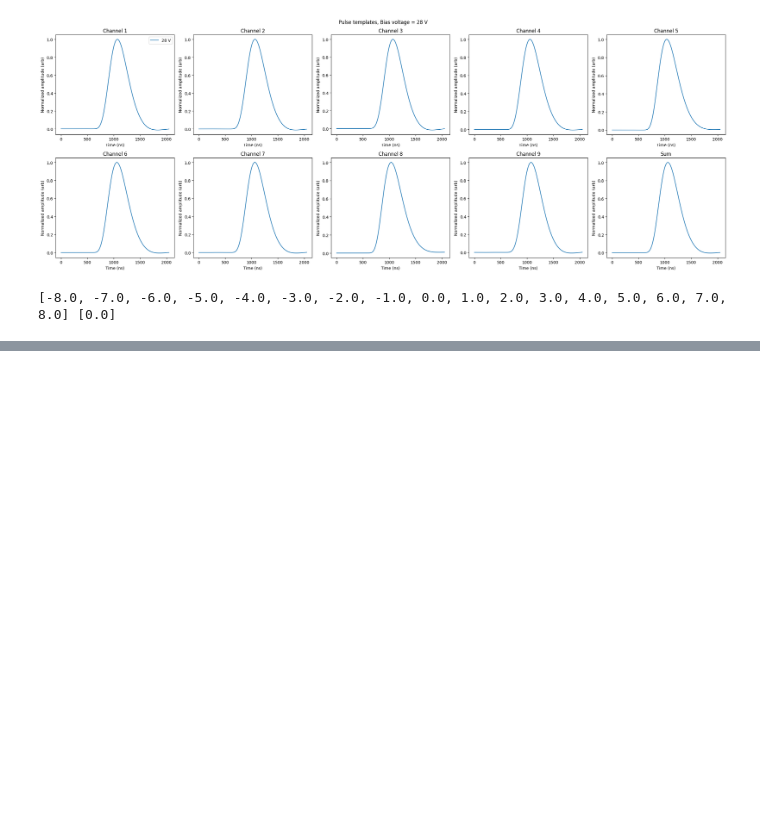
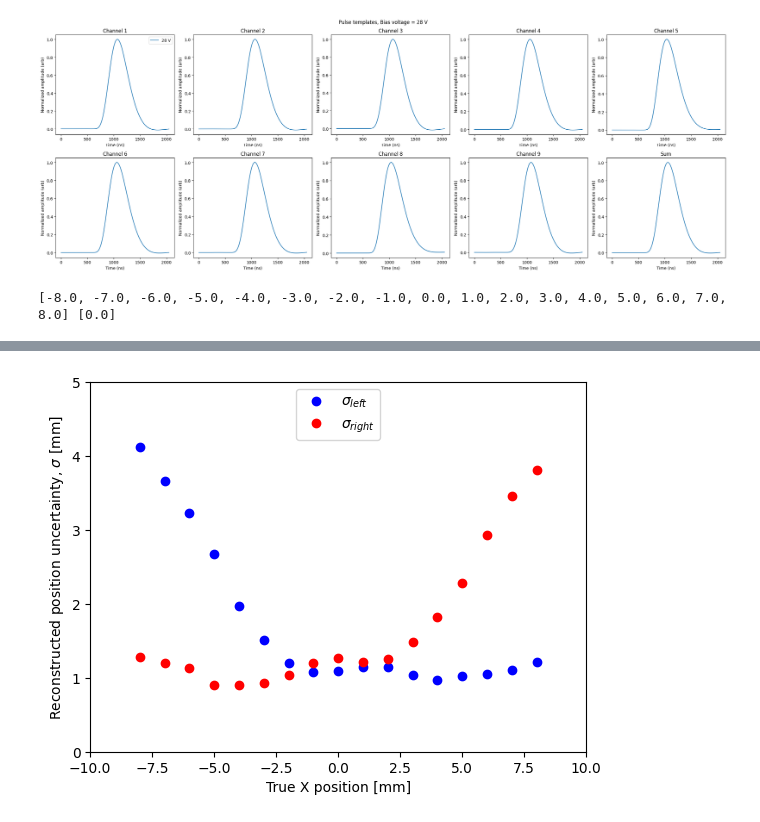
Before and after one commit to Moore-Lab/nanospheres, a Jupyter notebook: SiPMs/analyze_Am241_position_scan.ipynb, the cells around one changed output, grey strips where cells are left out. Cells and saved outputs as stored; diff of their text form; code cells hidden in the pictures; blank space fills up the shorter version.

```diff
--- a/SiPMs/analyze_Am241_position_scan.ipynb
+++ b/SiPMs/analyze_Am241_position_scan.ipynb
@@ -392,0 +457,14 @@ plt.ylim(0,5)
+# %%
+plt.figure()
+plt.plot(xval_list, x_calib_sig_lo_vals[0], 'bo', label=r"$\sigma_{left}$")
+plt.plot(xval_list, x_calib_sig_hi_vals[0], 'ro', label=r"$\sigma_{right}$")
+
+plt.ylim(0,5)
+plt.xlim(-10, 10)
+plt.legend(loc='upper center')
+plt.xlabel("True X position [mm]")
+plt.ylabel(r"Reconstructed position uncertainty, $\sigma$ [mm]")
+if(save_figs):
+    plt.savefig(os.path.join(path, 'plots', 'x_calib_resolution_scan_1d.png') )
+# %% [output]
+[figure, added]
```
Also changed, not shown: parts of 9 cells of this notebook.
